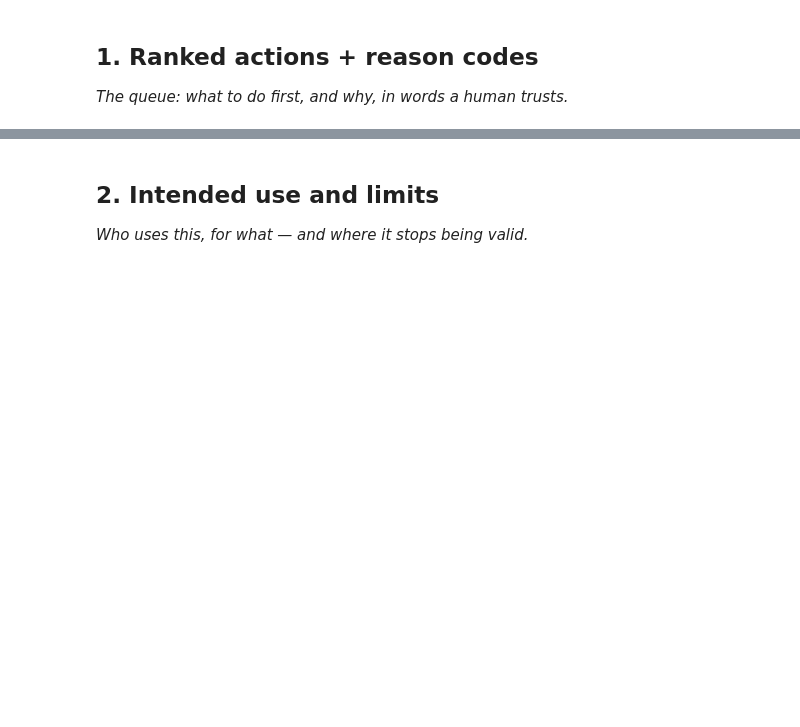
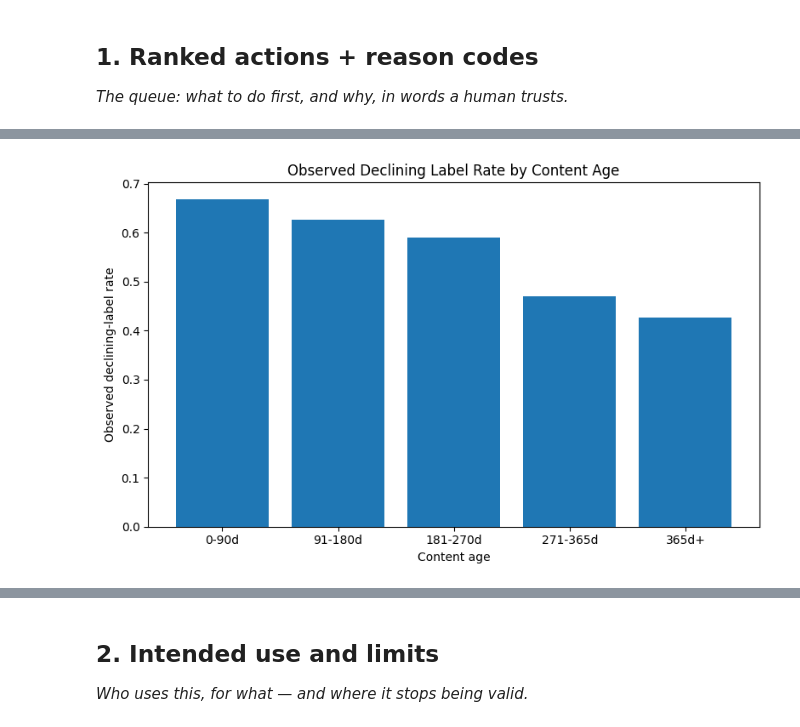
Before and after one commit to kavanaaykavna/1stmlassignment, a Jupyter notebook: work/notebooks/w07_action_playbook.ipynb, the cells around one changed output, grey strips where cells are left out. Drawn from its saved outputs; the diff is of its cells as text; code cells hidden in the pictures; blank space fills up the shorter version.

```diff
--- a/work/notebooks/w07_action_playbook.ipynb
+++ b/work/notebooks/w07_action_playbook.ipynb
@@ -12,0 +224,16 @@ This skeleton is yours to fill. Work the sections **in order** — each one has
+# %%
+# Score every page in the dataset
+df["decline_score"] = model.predict_proba(df[honest_features])[:, 1]
+
+# Create practical signal flags
+df["stale_flag"] = df["days_since_last_update"] > 180
+df["mature_flag"] = df["content_age_days"] > 270
+df["low_ctr_flag"] = df["ctr"] < 0.03
+df["weak_position_flag"] = df["avg_position"] > 10
+
+# Percentile-based score for easier ranking
+df["priority_score"] = (
+    df["decline_score"].rank(pct=True) * 100
+)
+
+print(df["priority_score"].describe())
@@ -12,0 +462,45 @@ This skeleton is yours to fill. Work the sections **in order** — each one has
+# %%
+# Create a simple reusable decay/refresh figure
+age_bins = [0, 90, 180, 270, 365, np.inf]
+age_labels = [
+    "0-90d",
+    "91-180d",
+    "181-270d",
+    "271-365d",
+    "365d+"
+]
+
+df["age_group"] = pd.cut(
+    df["content_age_days"],
+    bins=age_bins,
+    labels=age_labels,
+    include_lowest=True
+)
+
+age_summary = (
+    df.groupby("age_group", observed=False)["is_declining_label"]
+    .mean()
+    .reset_index()
+)
+
+plt.figure(figsize=(8, 5))
+plt.bar(
+    age_summary["age_group"].astype(str),
+    age_summary["is_declining_label"]
+)
+
+plt.xlabel("Content age")
+plt.ylabel("Observed declining-label rate")
+plt.title("Observed Declining Label Rate by Content Age")
+plt.tight_layout()
+
+os.makedirs("work/figures", exist_ok=True)
+plt.savefig(
+    "work/figures/content_age_decline_rate.png",
+    dpi=150,
+    bbox_inches="tight"
+)
+
+plt.show()
+# %% [output]
+[figure, added]
```
Also changed, not shown: parts of 28 cells of this notebook.
